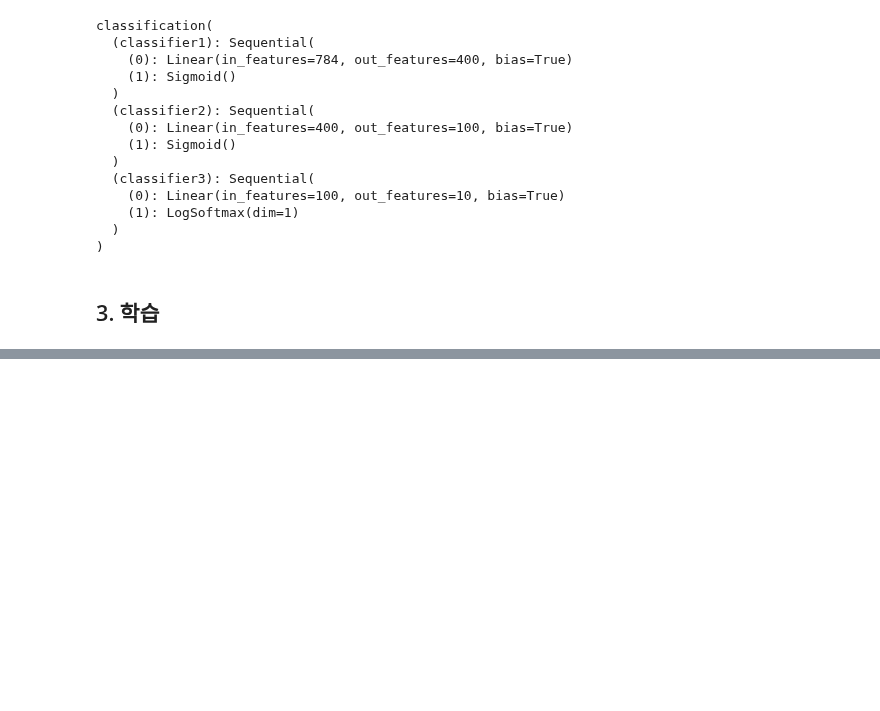
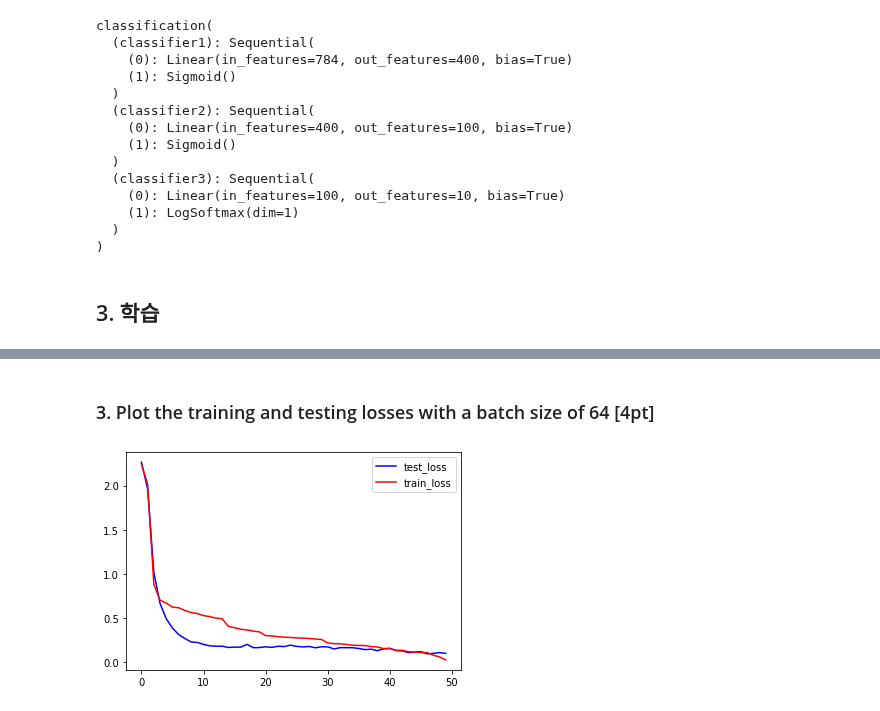
Before and after one commit to minjoong507/Machine-learning-project, a Jupyter notebook: 9week/notebook/assignment-09.ipynb, the cells around one changed output, grey strips where cells are left out. Saved outputs shown, nothing was run; the diff lists cells and outputs as text; code cells hidden in the pictures; blank space fills up the shorter version.

```diff
--- a/9week/notebook/assignment-09.ipynb
+++ b/9week/notebook/assignment-09.ipynb
@@ -112,0 +135,3 @@ Train Step: 0   Loss: 2.338     Accuracy: 6.250
+# %%
+model = classification()
+model
@@ -112,0 +153,11 @@ Train Step: 0   Loss: 2.338     Accuracy: 6.250
+# %%
+train_loader = torch.utils.data.DataLoader(
+    datasets.MNIST('MNIST', train=True, download=False, transform=transforms.ToTensor()),
+    batch_size=64, shuffle=True)
+
+test_loader = torch.utils.data.DataLoader(
+    datasets.MNIST('MNIST', train=False, transform=transforms.ToTensor()),
+    batch_size=64)
+
+criterion = nn.NLLLoss()
+optimizer = torch.optim.SGD(model.parameters(), lr = 0.003, momentum=0.9)
@@ -127,0 +245,9 @@ with torch.no_grad():
+# %% [markdown]
+### 3. Plot the training and testing losses with a batch size of 64 [4pt]
+# %%
+plt.plot([i for i in range(len(test_loss_64))], test_loss_64, c = 'blue', label = 'test_loss')
+plt.plot([i for i in range(len(train_loss_64))], train_loss_64, c = 'red', label = 'train_loss')
+plt.legend()
+plt.show()
+# %% [output]
+[figure, added]
```
Also changed, not shown: parts of 25 cells of this notebook.
